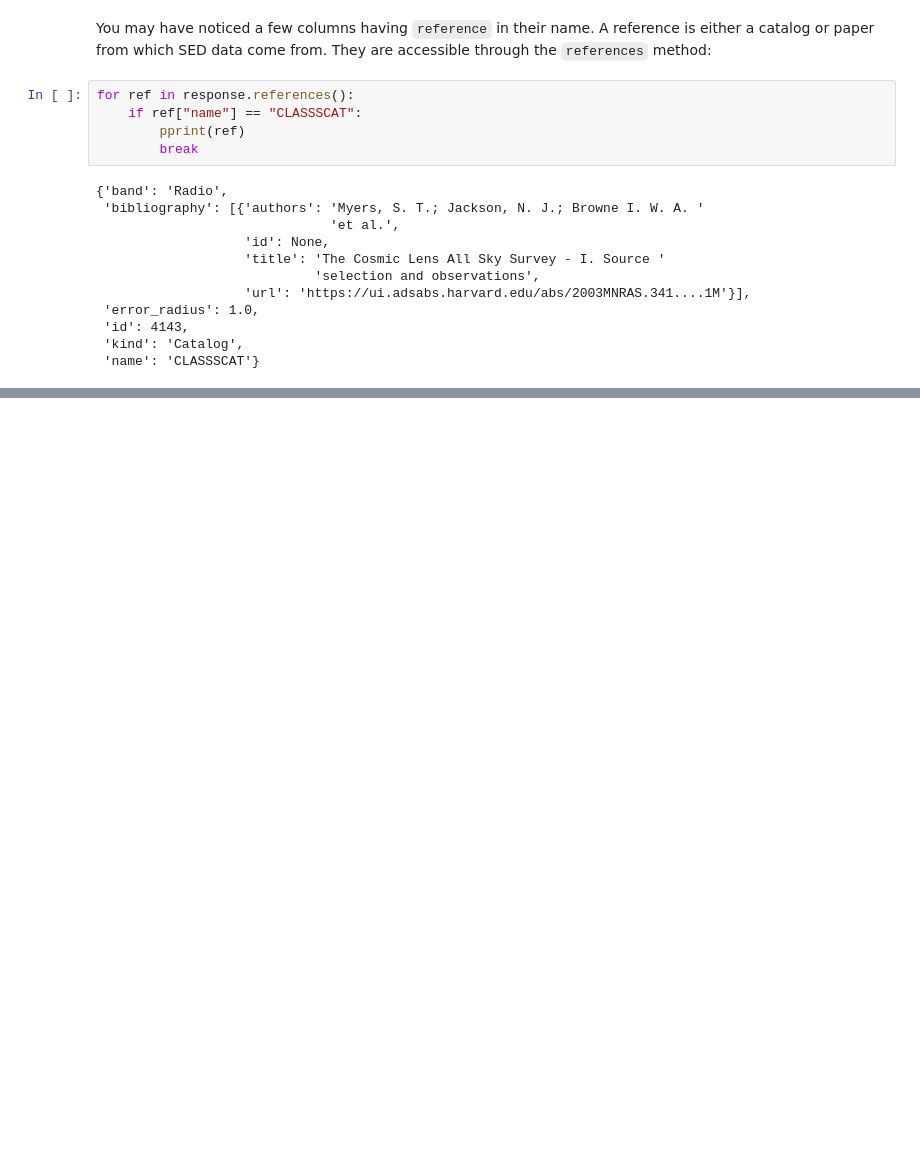
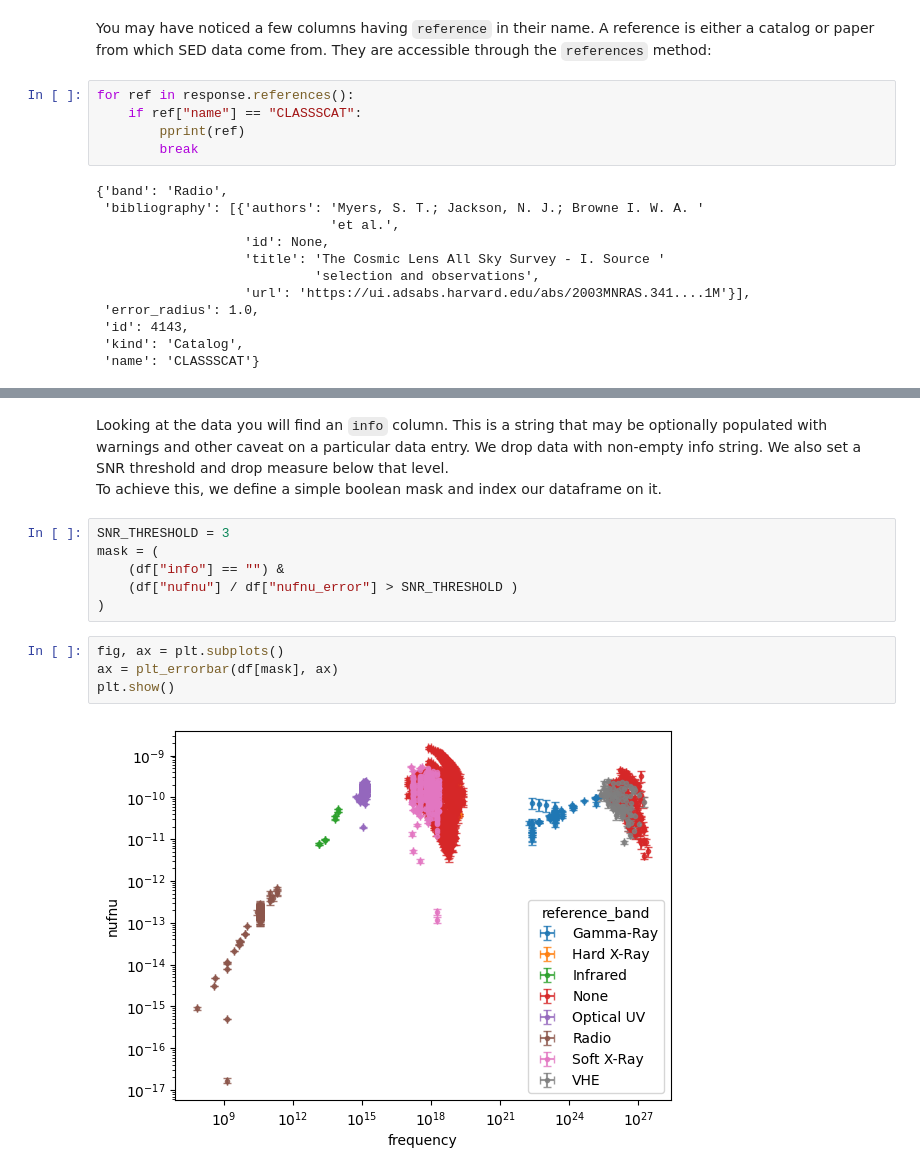
Before and after one commit to peppedilillo/sedbuilder-demo, a Jupyter notebook: demo.ipynb, the cells around one changed output, grey strips where cells are left out. Saved outputs shown, nothing was run; the diff lists cells and outputs as text; blank space fills up the shorter version.

```diff
--- a/demo.ipynb
+++ b/demo.ipynb
@@ -119,0 +166,15 @@ for ref in response.references():
+# %% [markdown]
+Looking at the data you will find an `info` column. This is a string that may be optionally populated with warnings and other caveat on a particular data entry. We drop data with non-empty info string. We also set a SNR threshold and drop measure below that level. <br>
+To achieve this, we define a simple boolean mask and index our dataframe on it.
+# %%
+SNR_THRESHOLD = 3
+mask = (
+    (df["info"] == "") &
+    (df["nufnu"] / df["nufnu_error"] > SNR_THRESHOLD )
+)
+# %%
+fig, ax = plt.subplots()
+ax = plt_errorbar(df[mask], ax)
+plt.show()
+# %% [output]
+[figure, added]
```
Also changed, not shown: parts of 22 cells of this notebook.
